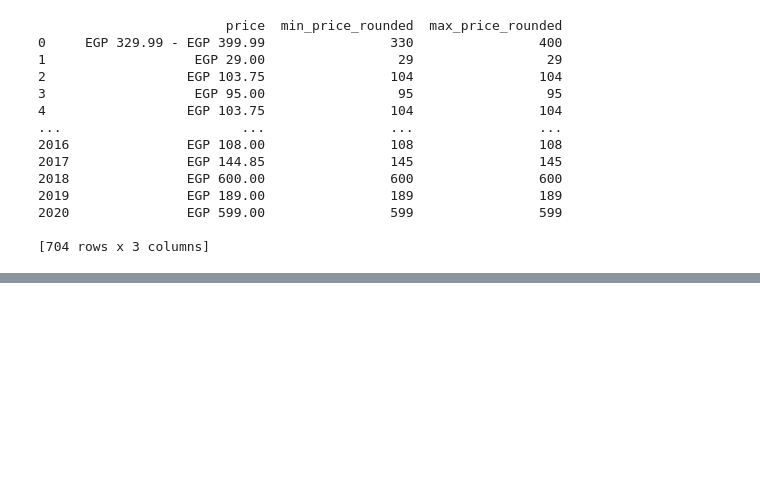
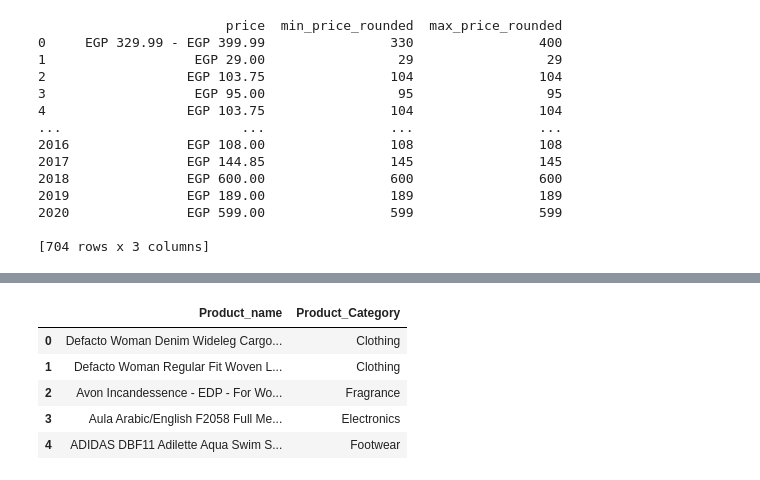
Before and after one commit to Cynthiaagina/E-COMMERCE-PROJECT, a Jupyter notebook: ECOMMERCE WK2 PJ.ipynb, the cells around one changed output, grey strips where cells are left out. Drawn from its saved outputs; the diff is of its cells as text; code cells hidden in the pictures; blank space fills up the shorter version.

```diff
--- a/ECOMMERCE WK2 PJ.ipynb
+++ b/ECOMMERCE WK2 PJ.ipynb
@@ -309,0 +325,29 @@ ecommerce.to_excel('ecommerce.xlsx', index=False)
+# %%
+def classify_category(name):
+    name = name.lower()
+    if any(word in name for word in ['phone', 'laptop', 'keyboard', 'mouse', 'headphone', 'batteries', 'torch','oraimo']):
+        return 'Electronics'
+    elif any(word in name for word in ['sandal', 'slipper', 'shoe', 'sneaker', 'boot']):
+        return 'Footwear'
+    elif any(word in name for word in ['aqua', 'swim', 'bikini', 'beach', 'swimsuit']):
+        return 'Beach clothing'
+    elif any(word in name for word in ['foundation', 'powder', 'lipgloss', 'mascara', 'maybelline', 'concealer']):
+        return 'Makeups'
+    elif any(word in name for word in ['trouser', 'shirt', 'dress', 'jacket', 'jean', 'blouse']):
+        return 'Clothing'
+    elif any(word in name for word in ['perfume', 'edp', 'fragrance']):
+        return 'Fragrance'
+    else:
+        return 'Other'
+
+new['Product_Category'] = new['Product_name'].apply(classify_category)
+
+# Preview the result
+new[['Product_name', 'Product_Category']].head()
+# %% [output]
+|  | Product_name | Product_Category |
+| 0 | Defacto Woman Denim Wideleg Cargo... | Clothing |
+| 1 | Defacto Woman Regular Fit Woven L... | Clothing |
+| 2 | Avon Incandessence - EDP - For Wo... | Fragrance |
+| 3 | Aula Arabic/English F2058 Full Me... | Electronics |
+| 4 | ADIDAS DBF11 Adilette Aqua Swim S... | Footwear |
```
Also changed, not shown: parts of 6 cells of this notebook.
